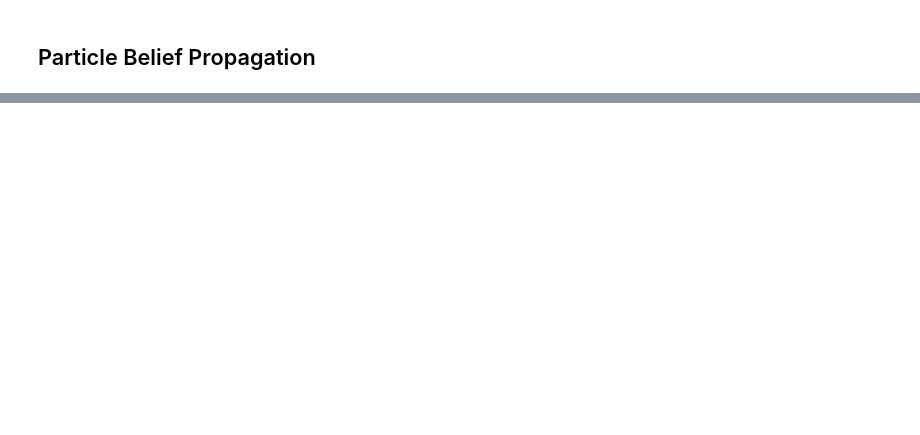
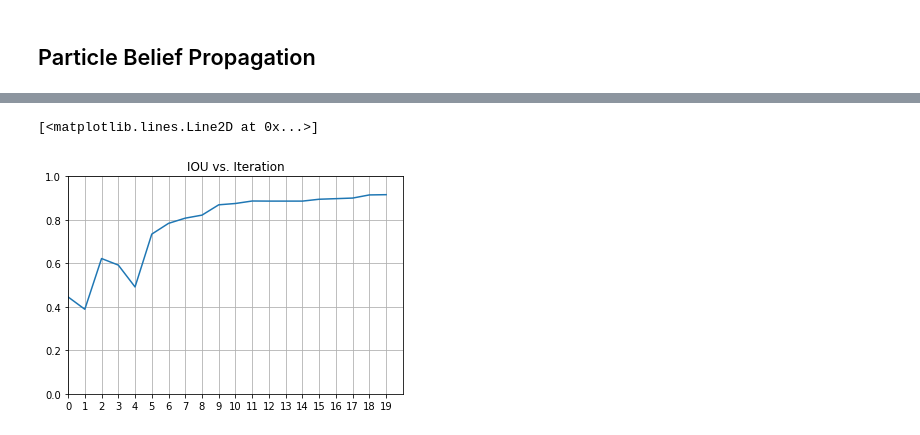
Before and after one commit to janapavlasek/bp-sandbox, a Jupyter notebook: particle_bp.ipynb, the cells around one changed output, grey strips where cells are left out. Saved outputs shown, nothing was run; the diff lists cells and outputs as text; code cells hidden in the pictures; blank space fills up the shorter version.

```diff
--- a/particle_bp.ipynb
+++ b/particle_bp.ipynb
@@ -86,0 +122,11 @@ for i in range(ITERS):
+# %%
+plt.figure()
+plt.title("IOU vs. Iteration")
+plt.ylim([0, 1])
+plt.xlim([0, N_ITERS])
+plt.xticks(np.arange(N_ITERS))
+plt.grid()
+plt.plot(np.arange(N_ITERS), ious)
+# %% [output]
+[<matplotlib.lines.Line2D at 0x...>]
+[figure, added]
```
Also changed, not shown: parts of 7 cells of this notebook, 1 other file.
